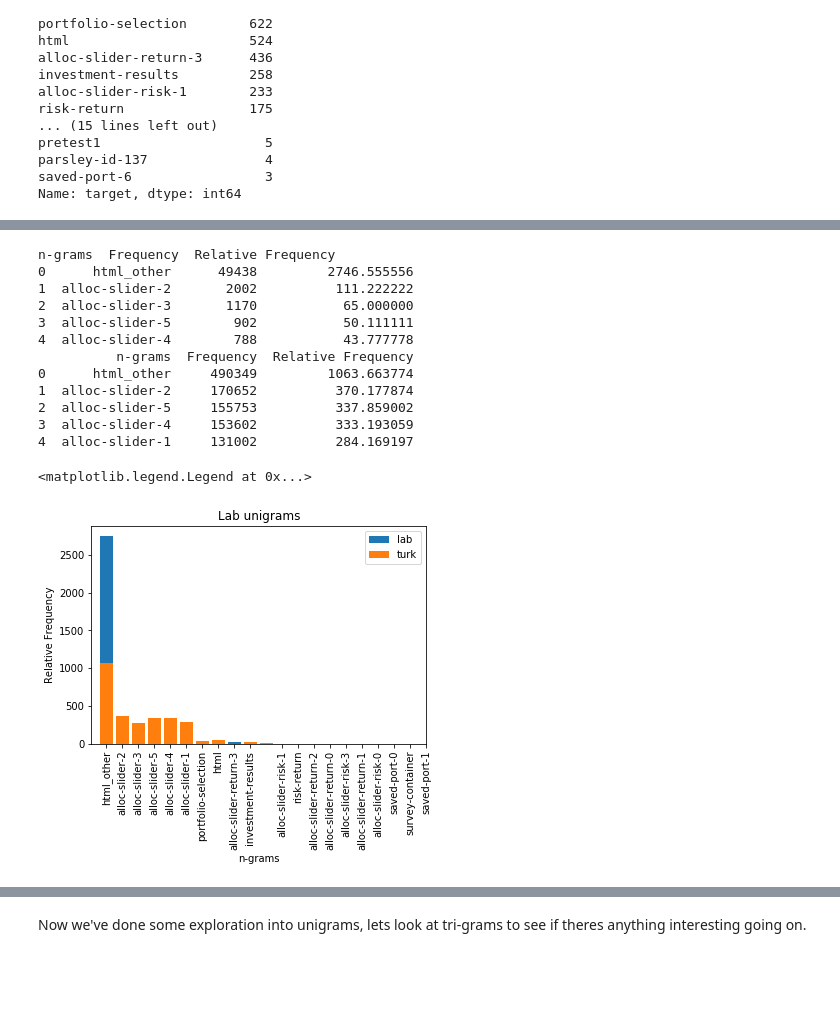
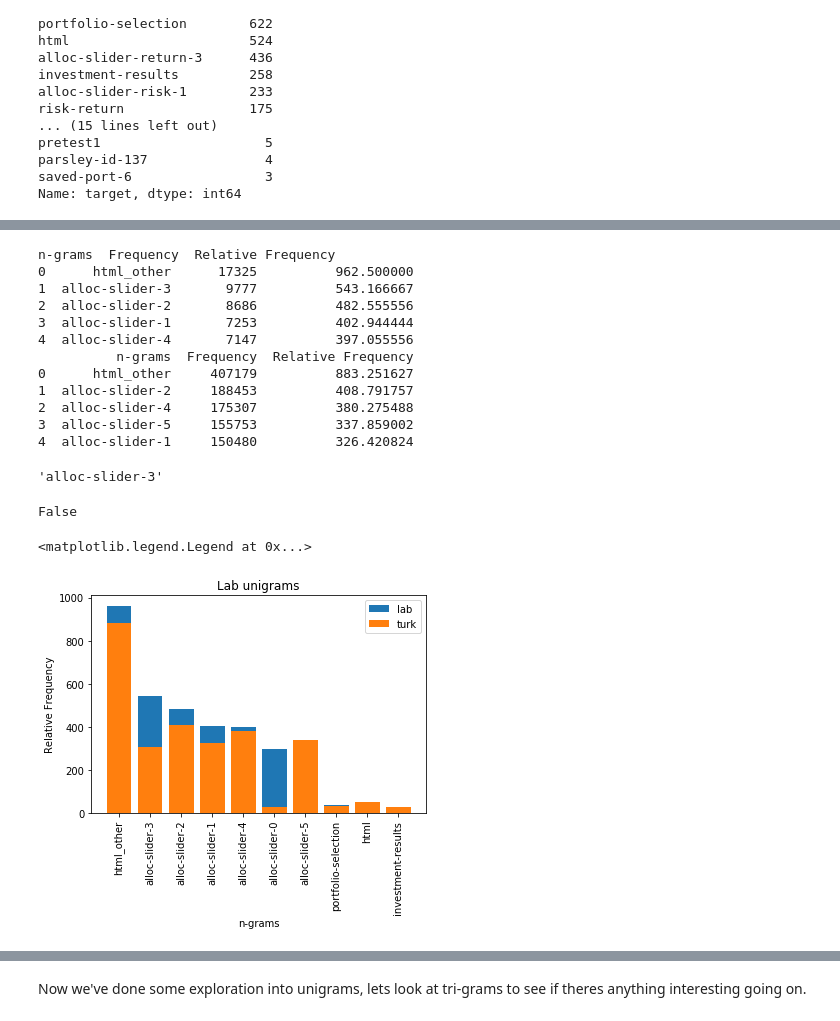
Before and after one commit to DJSaunders1997/Masters-Project, a Jupyter notebook: NLP-Notebook.ipynb, the cells around one changed output, grey strips where cells are left out. Saved outputs shown, nothing was run; the diff lists cells and outputs as text; code cells hidden in the pictures; blank space fills up the shorter version.

Commit message:
Lab and Turk target data finally renamed properly

```diff
--- a/NLP-Notebook.ipynb
+++ b/NLP-Notebook.ipynb
@@ -128,3 +262,7 @@ Name: target, dtype: int64
+# %%
+# load them back in.
+df_turk = pd.read_csv('turk-Data-renamed.csv', index_col=0)
+df_lab = pd.read_csv('lab-Data-renamed.csv', index_col=0)
 # %%
 
 def calculate_ngrams(dataframe, n):
@@ -180,33 +309,43 @@ turk_unigrams = calculate_ngrams(df_turk, 1)
 print(turk_unigrams.head())
 # %% [output]
 n-grams  Frequency  Relative Frequency
-0      html_other      49438         2746.555556
-1  alloc-slider-2       2002          111.222222
-2  alloc-slider-3       1170           65.000000
-3  alloc-slider-5        902           50.111111
-4  alloc-slider-4        788           43.777778
+0      html_other      17325          962.500000
+1  alloc-slider-3       9777          543.166667
+2  alloc-slider-2       8686          482.555556
+3  alloc-slider-1       7253          402.944444
+4  alloc-slider-4       7147          397.055556
           n-grams  Frequency  Relative Frequency
-0      html_other     490349         1063.663774
-1  alloc-slider-2     170652          370.177874
-2  alloc-slider-5     155753          337.859002
-3  alloc-slider-4     153602          333.193059
-4  alloc-slider-1     131002          284.169197
+0      html_other     407179          883.251627
+1  alloc-slider-2     188453          408.791757
+2  alloc-slider-4     175307          380.275488
+3  alloc-slider-5     155753          337.859002
+4  alloc-slider-1     150480          326.420824
+# %%
+lab_unigrams['n-grams'][1]
+# %% [output]
+'alloc-slider-3'
+# %%
+turk_unigrams['n-grams'][1] == lab_unigrams['n-grams'][1]
+# %% [output]
+False
 # %%
 plt.bar(lab_unigrams['n-grams'].head(10), lab_unigrams['Relative Frequency'].head(10), label='lab')
 plt.bar(turk_unigrams['n-grams'].head(10), turk_unigrams['Relative Frequency'].head(10), label='turk')
 
 labels = df_lab['target'].value_counts()[:20]    # Get first 20 most frequent items
 labels = labels.index.to_list()   # items to list
 
-plt.xticks((labels))
+
+#plt.xticks((labels))
+#plt.xticks(('html_other', 'alloc-slider-2', 'alloc-slider-3'))
 plt.xlabel("n-grams")
 plt.xticks(rotation=90)
 plt.ylabel("Relative Frequency")
 plt.title("Lab unigrams")
 plt.legend(loc='best')
 # %% [output]
 <matplotlib.legend.Legend at 0x...>
-[figure, old version]
+[figure, new version]
 # %%
 # These plots show the frequency of different unique n-grams in Lab and Turk data.
 # I can see that anything after the 20th most frequent item contains almost no occurances so it can be removed.
```
Also changed, not shown: parts of 30 cells of this notebook.
